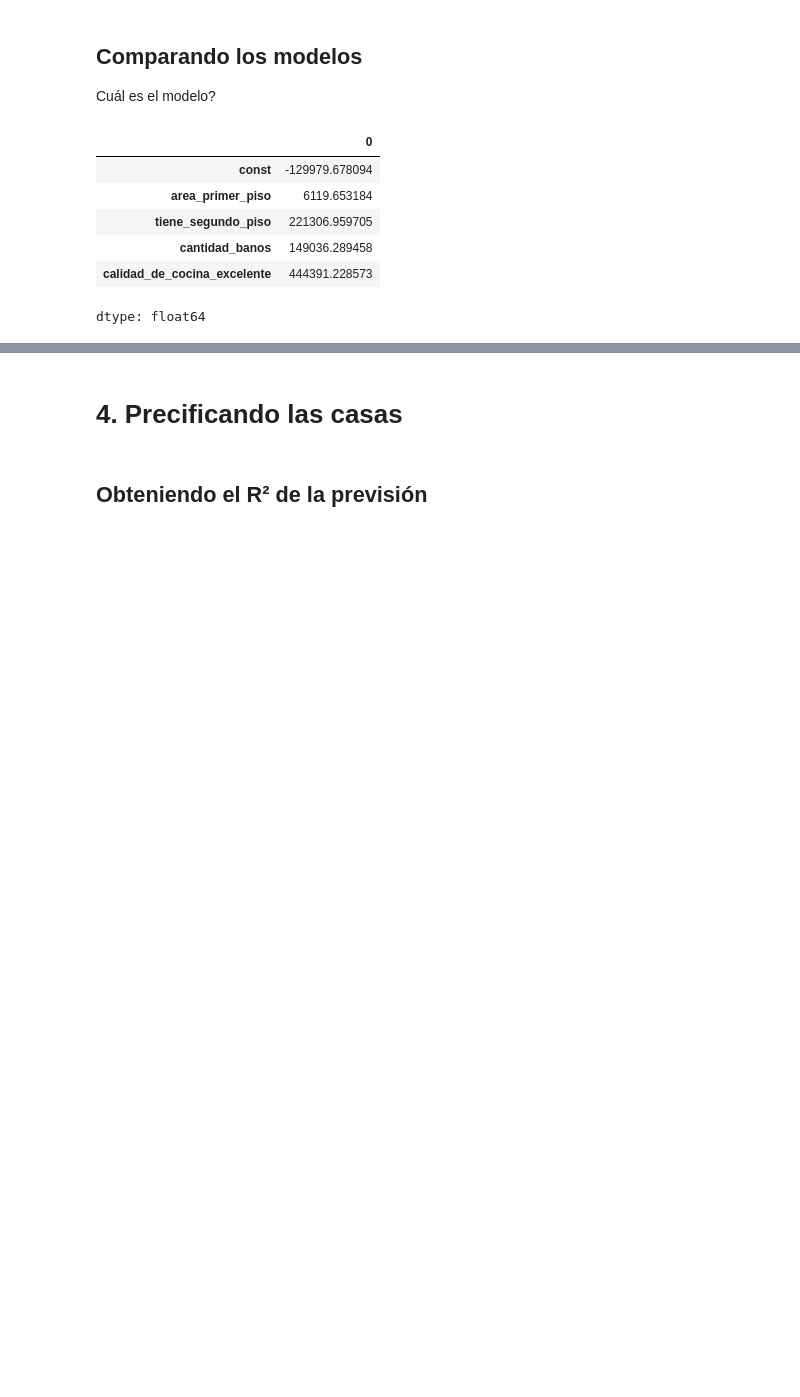
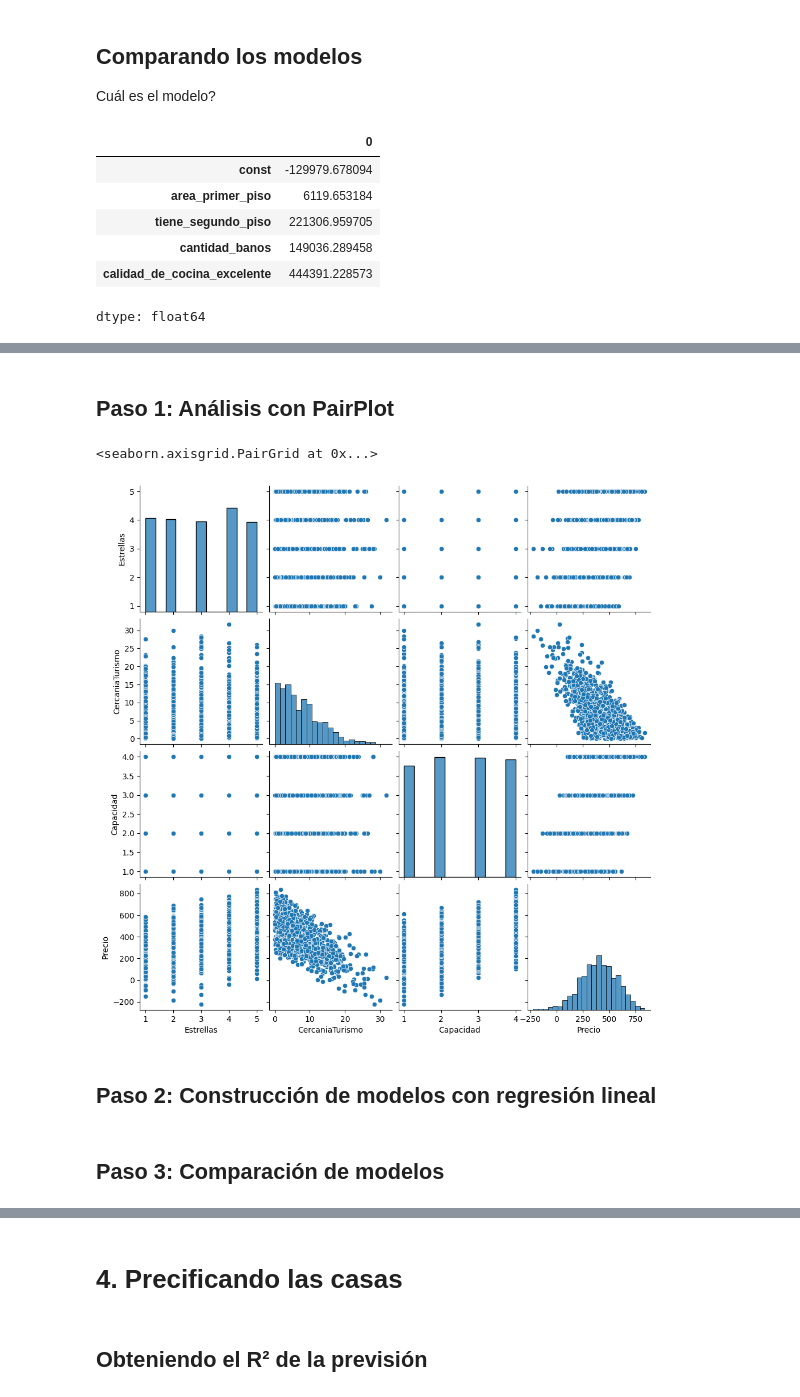
Before and after one commit to dyaccu/Data-Science-probando-relaciones-con-regresion-lineal, a Jupyter notebook: precios_de_inmuebles_regresion_lineal.ipynb, the cells around one changed output, grey strips where cells are left out. Cells and saved outputs as stored; diff of their text form; code cells hidden in the pictures; blank space fills up the shorter version.

```diff
--- a/precios_de_inmuebles_regresion_lineal.ipynb
+++ b/precios_de_inmuebles_regresion_lineal.ipynb
@@ -349,0 +421,6 @@ dtype: float64
+# %%
+import pandas as pd
+
+df1 = pd.read_csv('https://gist.githubusercontent.com/ahcamachod/22ee402462306e4ee55032e833104929/raw/86234a227db3e0b3456d14be604841ba3fcf3203/hoteles.csv')
+
+df1.head()
@@ -349,0 +434,11 @@ dtype: float64
+# %% [markdown]
+## Paso 1: Análisis con PairPlot
+# %%
+import seaborn as sns
+
+sns.pairplot(df1)
+# %% [output]
+<seaborn.axisgrid.PairGrid at 0x...>
+[figure, added]
+# %% [markdown]
+## Paso 2: Construcción de modelos con regresión lineal
@@ -349,0 +463,2 @@ dtype: float64
+# %% [markdown]
+## Paso 3: Comparación de modelos
```
Also changed, not shown: parts of 43 cells of this notebook.
